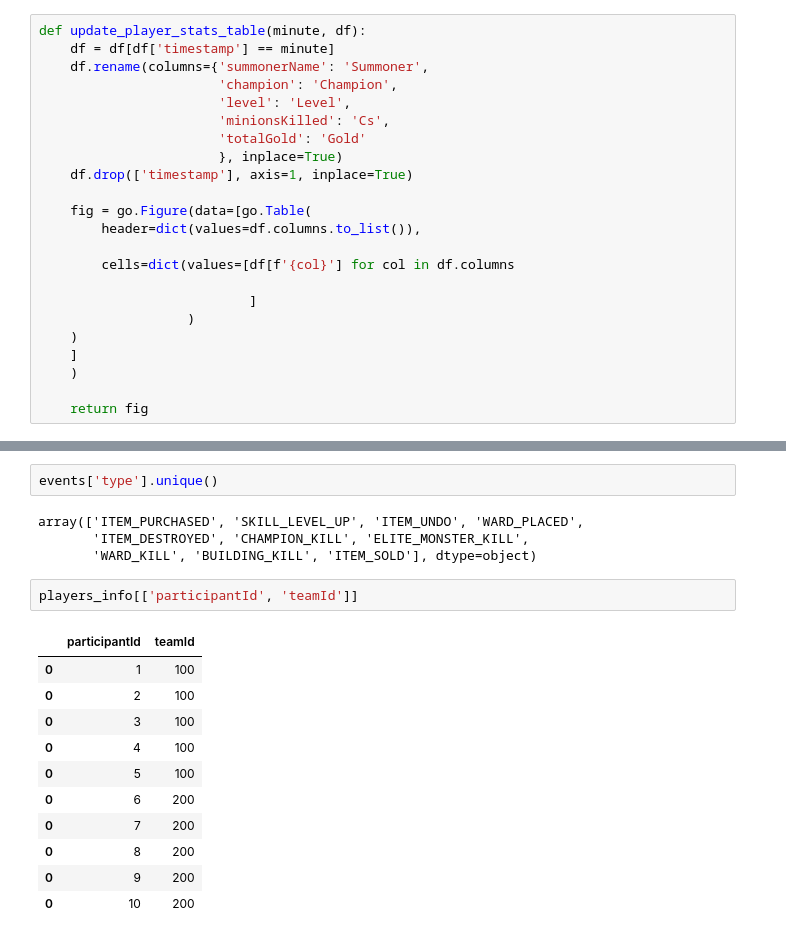
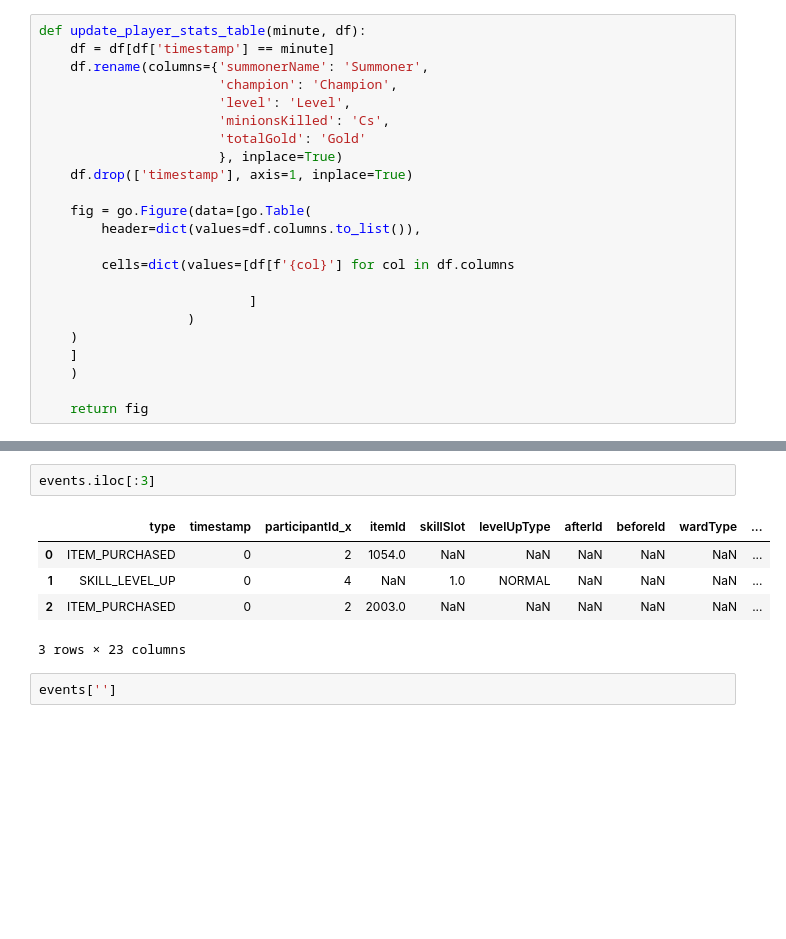
Before and after one commit to Dav3whit3/ih_datamadpt_project_final, a Jupyter notebook: notebooks/API_data_extraction1.ipynb, the cells around one changed output, grey strips where cells are left out. Drawn from its saved outputs; the diff is of its cells as text; blank space fills up the shorter version.

```diff
--- a/notebooks/API_data_extraction1.ipynb
+++ b/notebooks/API_data_extraction1.ipynb
@@ -522,20 +498,10 @@ events
+# %%
+events.iloc[:3]
+# %% [output]
+|  | type | timestamp | participantId_x | itemId | skillSlot | levelUpType | afterId | beforeId | wardType | ... |
+| 0 | ITEM_PURCHASED | 0 | 2 | 1054.0 | NaN | NaN | NaN | NaN | NaN | ... |
+| 1 | SKILL_LEVEL_UP | 0 | 4 | NaN | 1.0 | NORMAL | NaN | NaN | NaN | ... |
+| 2 | ITEM_PURCHASED | 0 | 2 | 2003.0 | NaN | NaN | NaN | NaN | NaN | ... |
+3 rows × 23 columns
 # %%
-events['type'].unique()
+events['']
-# %% [output]
-array(['ITEM_PURCHASED', 'SKILL_LEVEL_UP', 'ITEM_UNDO', 'WARD_PLACED',
-       'ITEM_DESTROYED', 'CHAMPION_KILL', 'ELITE_MONSTER_KILL',
-       'WARD_KILL', 'BUILDING_KILL', 'ITEM_SOLD'], dtype=object)
-# %%
-players_info[['participantId', 'teamId']]
-# %% [output]
-|  | participantId | teamId |
-| 0 | 1 | 100 |
-| 0 | 2 | 100 |
-| 0 | 3 | 100 |
-| 0 | 4 | 100 |
-| 0 | 5 | 100 |
-| 0 | 6 | 200 |
-| 0 | 7 | 200 |
-| 0 | 8 | 200 |
-| 0 | 9 | 200 |
-| 0 | 10 | 200 |
```
Also changed, not shown: parts of 15 cells of this notebook, 5 other files.
